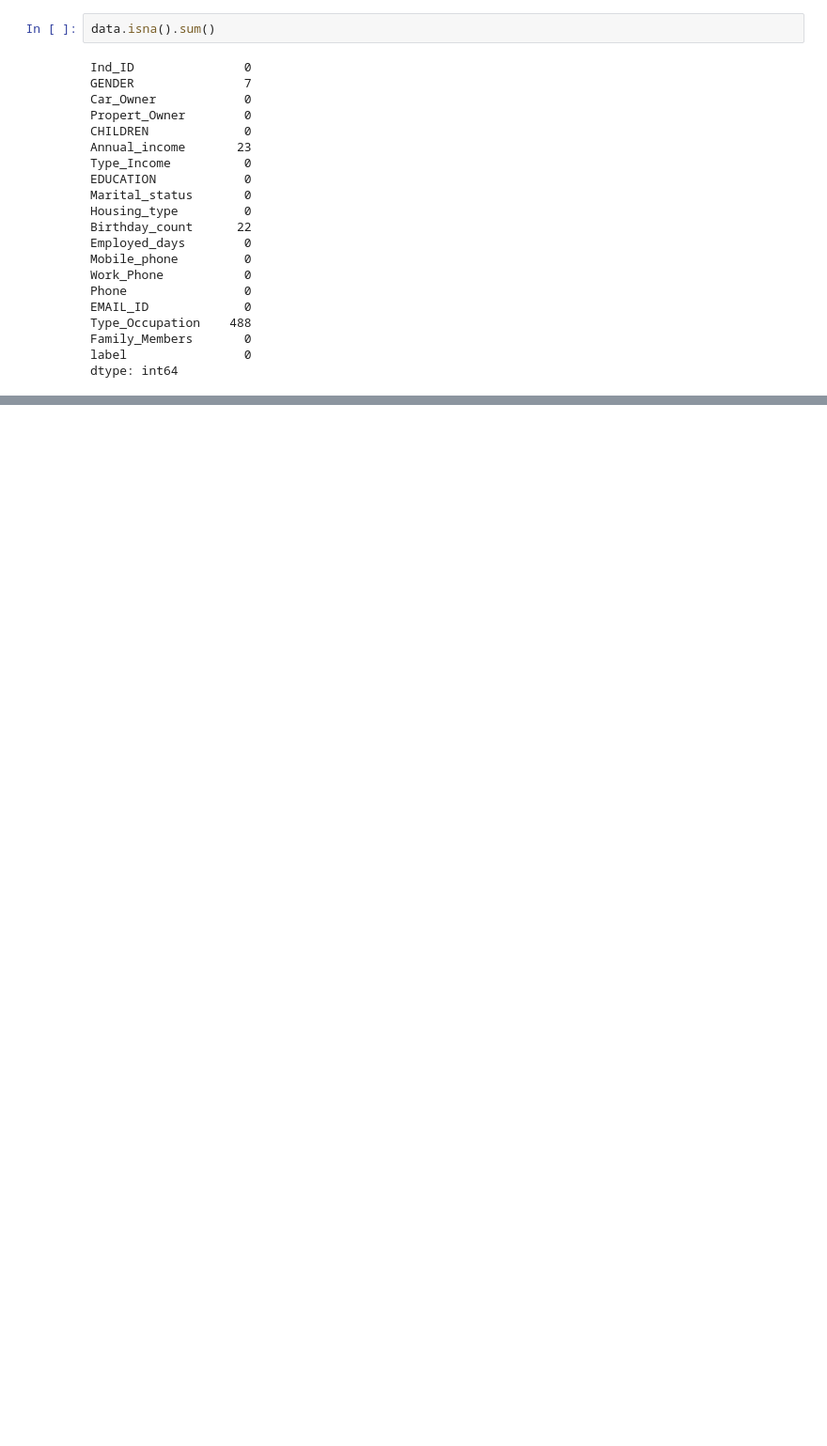
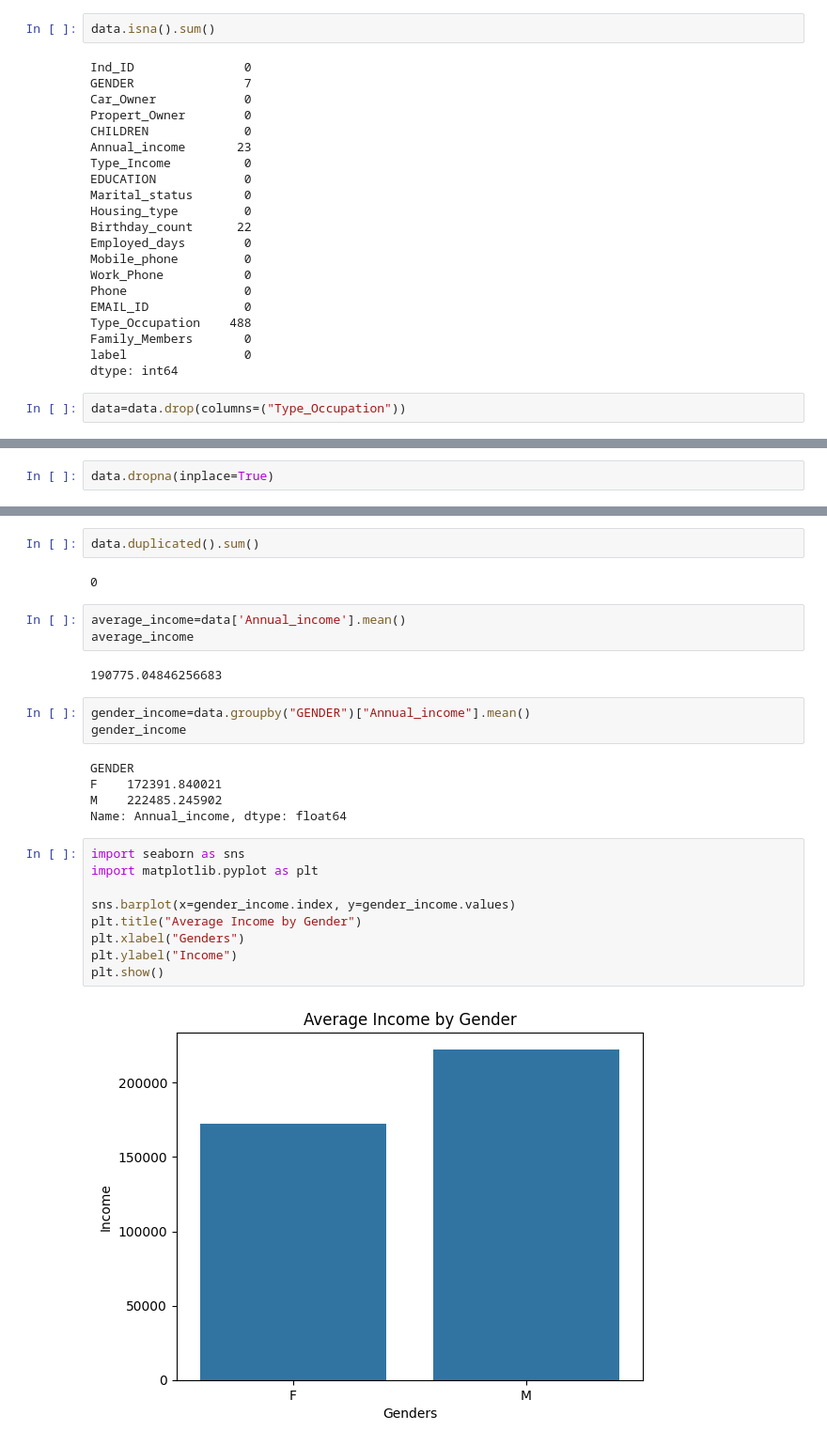
Before and after one commit to tarekb21/Credit-Card-Approvment, a Jupyter notebook: notebook.ipynb, the cells around one changed output, grey strips where cells are left out. Shown at 94% size. Cells and saved outputs as stored; diff of their text form; blank space fills up the shorter version.

```diff
--- a/notebook.ipynb
+++ b/notebook.ipynb
@@ -85,3 +85,5 @@ Type_Occupation    488
 Family_Members       0
 label                0
 dtype: int64
+# %%
+data=data.drop(columns=("Type_Occupation"))
@@ -87,0 +120,2 @@ dtype: int64
+# %%
+data.dropna(inplace=True)
@@ -87,0 +144,28 @@ dtype: int64
+# %%
+data.duplicated().sum()
+# %% [output]
+0
+# %%
+average_income=data['Annual_income'].mean()
+average_income
+# %% [output]
+190775.04846256683
+# %%
+gender_income=data.groupby("GENDER")["Annual_income"].mean()
+gender_income
+# %% [output]
+GENDER
+F    172391.840021
+M    222485.245902
+Name: Annual_income, dtype: float64
+# %%
+import seaborn as sns
+import matplotlib.pyplot as plt
+
+sns.barplot(x=gender_income.index, y=gender_income.values)
+plt.title("Average Income by Gender")
+plt.xlabel("Genders")
+plt.ylabel("Income")
+plt.show()
+# %% [output]
+[figure, added]
```
Also changed, not shown: parts of 4 cells of this notebook.
